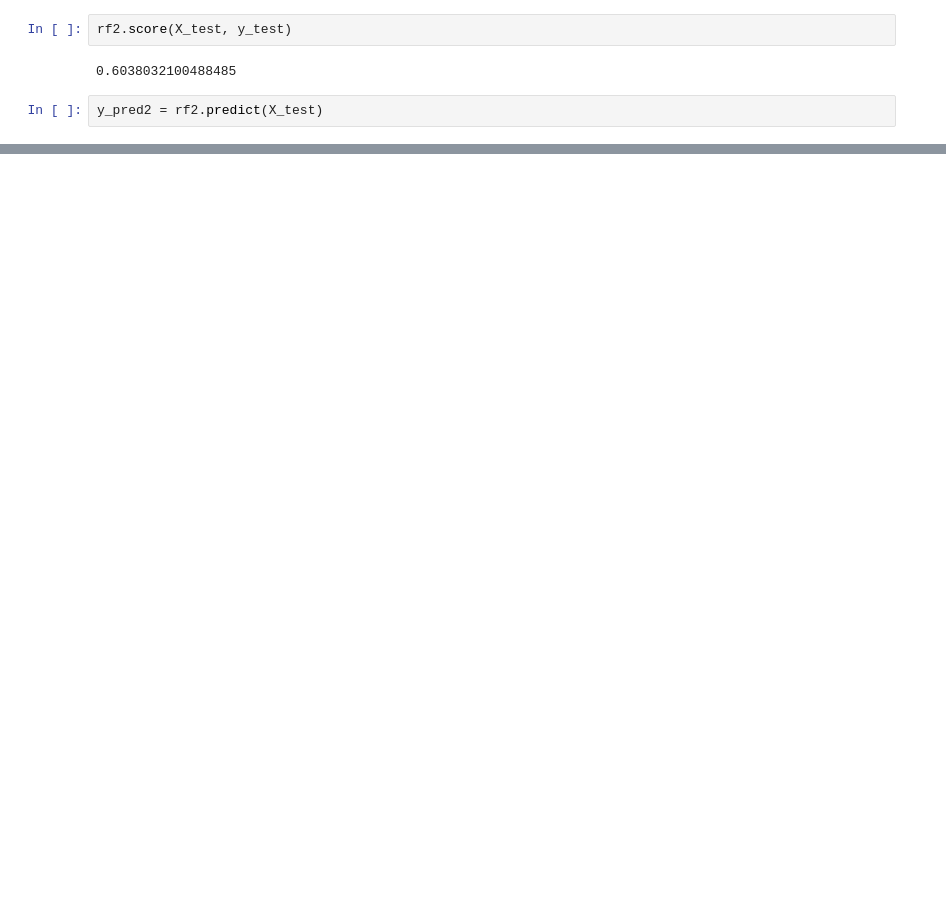
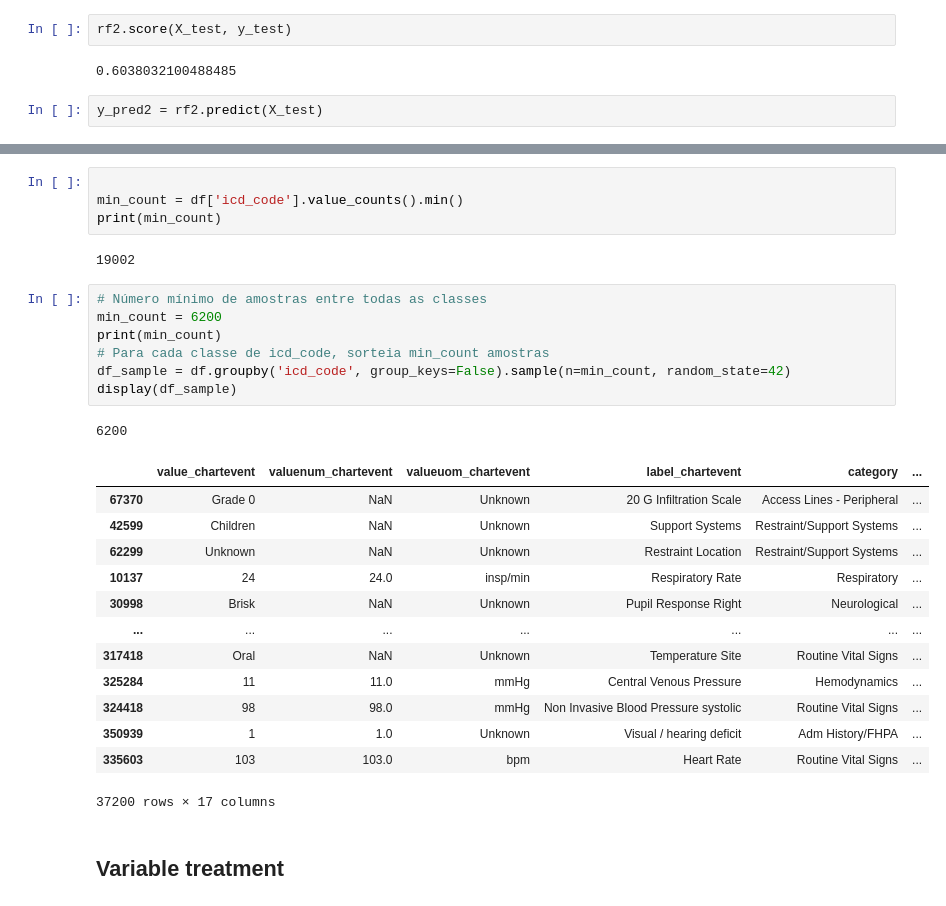
Before and after one commit to CatarinaCosta02/Master_Thesis, a Jupyter notebook: models/RForest.ipynb, the cells around one changed output, grey strips where cells are left out. Saved outputs shown, nothing was run; the diff lists cells and outputs as text; blank space fills up the shorter version.

```diff
--- a/models/RForest.ipynb
+++ b/models/RForest.ipynb
@@ -430,0 +467,30 @@ weighted avg       0.59      0.60      0.59      5732
+# %%
+
+min_count = df['icd_code'].value_counts().min()
+print(min_count)
+# %% [output]
+19002
+# %%
+# Número mínimo de amostras entre todas as classes
+min_count = 6200
+print(min_count)
+# Para cada classe de icd_code, sorteia min_count amostras
+df_sample = df.groupby('icd_code', group_keys=False).sample(n=min_count, random_state=42)
+display(df_sample)
+# %% [output]
+6200
+|  | value_chartevent | valuenum_chartevent | valueuom_chartevent | label_chartevent | category | ... |
+| 67370 | Grade 0 | NaN | Unknown | 20 G Infiltration Scale | Access Lines - Peripheral | ... |
+| 42599 | Children | NaN | Unknown | Support Systems | Restraint/Support Systems | ... |
+| 62299 | Unknown | NaN | Unknown | Restraint Location | Restraint/Support Systems | ... |
+| 10137 | 24 | 24.0 | insp/min | Respiratory Rate | Respiratory | ... |
+| 30998 | Brisk | NaN | Unknown | Pupil Response Right | Neurological | ... |
+| ... | ... | ... | ... | ... | ... | ... |
+| 317418 | Oral | NaN | Unknown | Temperature Site | Routine Vital Signs | ... |
+| 325284 | 11 | 11.0 | mmHg | Central Venous Pressure | Hemodynamics | ... |
+| 324418 | 98 | 98.0 | mmHg | Non Invasive Blood Pressure systolic | Routine Vital Signs | ... |
+| 350939 | 1 | 1.0 | Unknown | Visual / hearing deficit | Adm History/FHPA | ... |
+| 335603 | 103 | 103.0 | bpm | Heart Rate | Routine Vital Signs | ... |
+37200 rows × 17 columns
+# %% [markdown]
+## Variable treatment
```
Also changed, not shown: parts of 44 cells of this notebook, 1 other file.
